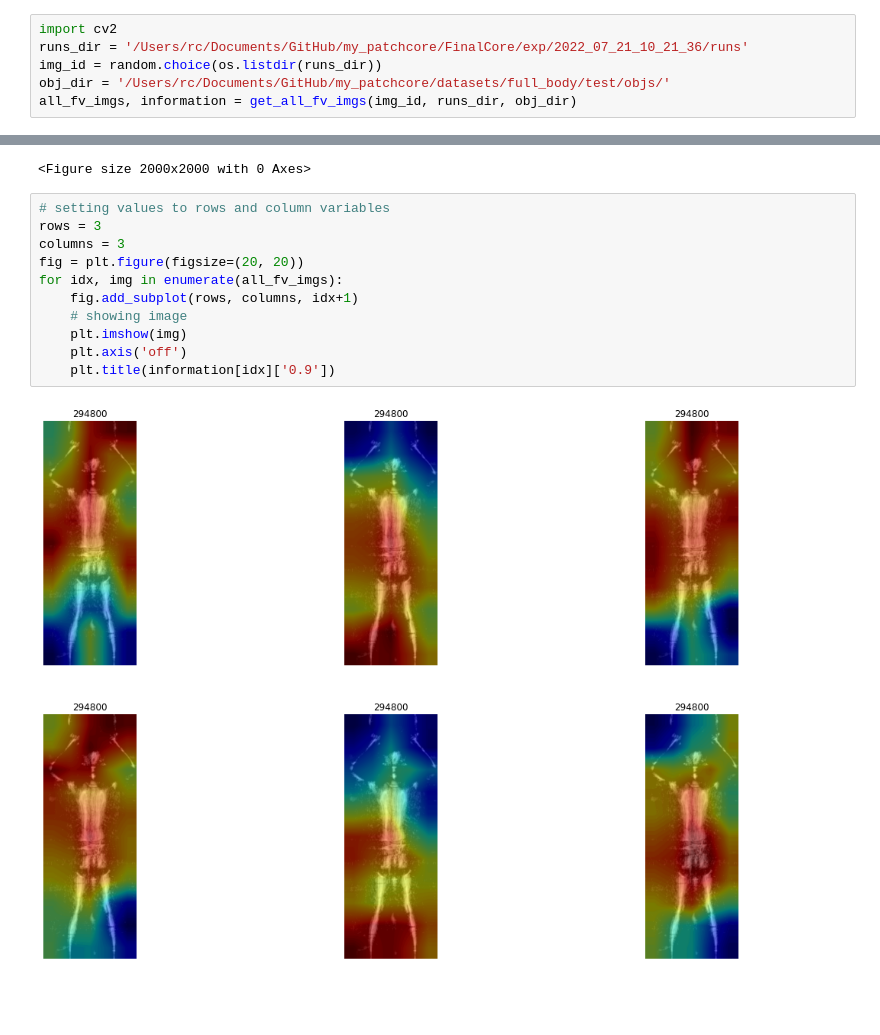
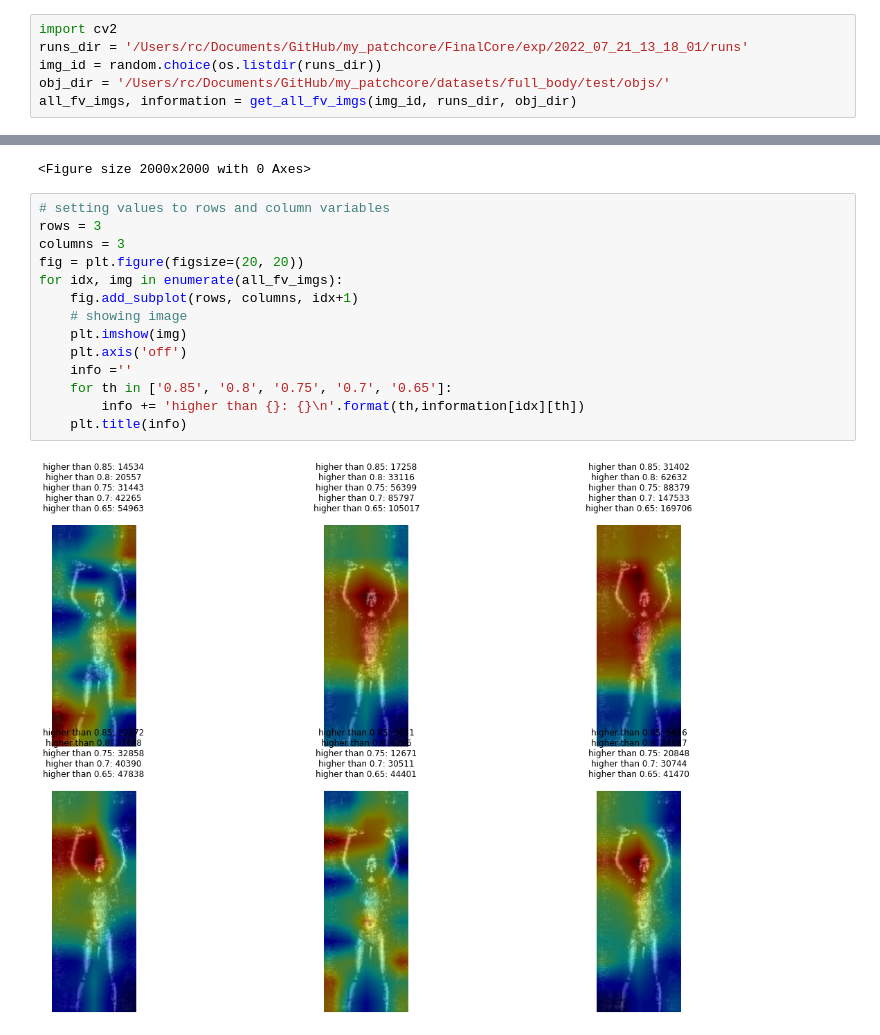
Before and after one commit to ChengIC/my_patchcore, a Jupyter notebook: FinalCore/Visualize_Runs_Jul-21-2022.ipynb, the cells around one changed output, grey strips where cells are left out. Drawn from its saved outputs; the diff is of its cells as text; blank space fills up the shorter version.

```diff
--- a/FinalCore/Visualize_Runs_Jul-21-2022.ipynb
+++ b/FinalCore/Visualize_Runs_Jul-21-2022.ipynb
@@ -81,7 +81,7 @@ def get_all_fv_imgs(img_id, runs_dir, obj_dir):
     return all_fv_imgs, information
 # %%
 import cv2
-runs_dir = '/Users/rc/Documents/GitHub/my_patchcore/FinalCore/exp/2022_07_21_10_21_36/runs'
+runs_dir = '/Users/rc/Documents/GitHub/my_patchcore/FinalCore/exp/2022_07_21_13_18_01/runs'
 img_id = random.choice(os.listdir(runs_dir))
 obj_dir = '/Users/rc/Documents/GitHub/my_patchcore/datasets/full_body/test/objs/'
 all_fv_imgs, information = get_all_fv_imgs(img_id, runs_dir, obj_dir)
@@ -95,13 +95,16 @@ all_fv_imgs, information = get_all_fv_imgs(img_id, runs_dir, obj_dir)
 # %%
 # setting values to rows and column variables
 rows = 3
 columns = 3
 fig = plt.figure(figsize=(20, 20))
 for idx, img in enumerate(all_fv_imgs):
     fig.add_subplot(rows, columns, idx+1)
     # showing image
     plt.imshow(img)
     plt.axis('off')
-    plt.title(information[idx]['0.9'])
+    info =''
+    for th in ['0.85', '0.8', '0.75', '0.7', '0.65']:
+        info += 'higher than {}: {}\n'.format(th,information[idx][th])
+    plt.title(info)
 # %% [output]
-[figure, old version]
+[figure, new version]
```
Also changed, not shown: parts of 1 cell of this notebook, 1 other file.
